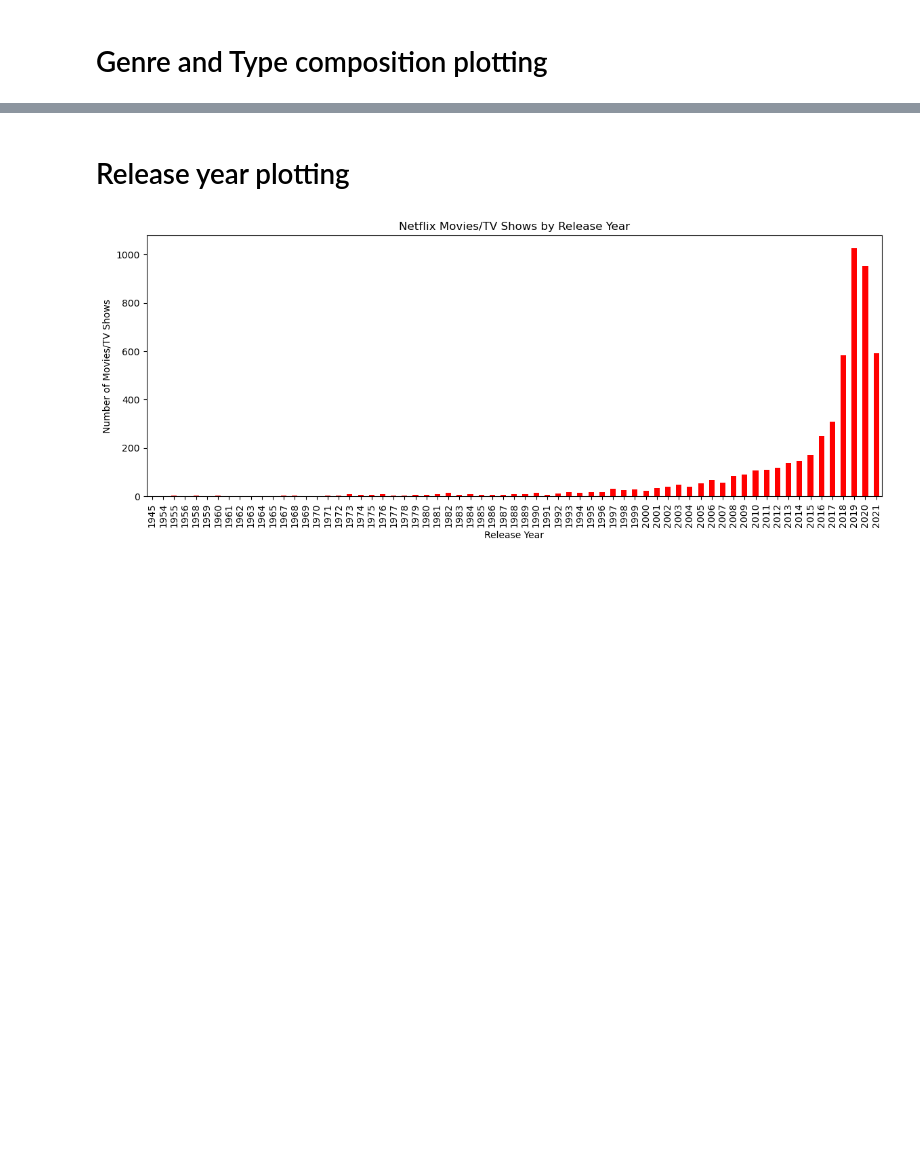
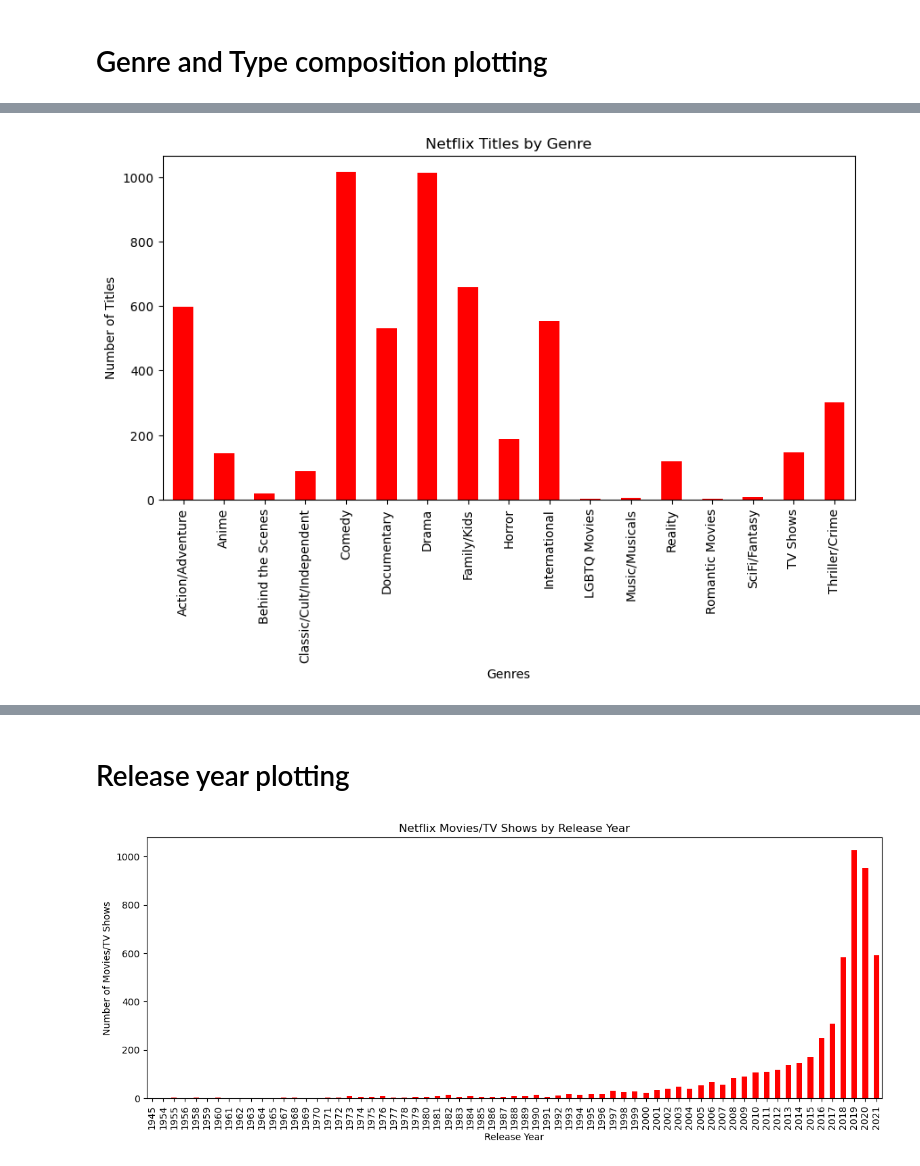
Before and after one commit to gfoley15/netflixandchill, a Jupyter notebook: notebook/netflixandchill.ipynb, the cells around one changed output, grey strips where cells are left out. Drawn from its saved outputs; the diff is of its cells as text; code cells hidden in the pictures; blank space fills up the shorter version.

Commit message:
bar charts & pngs

```diff
--- a/notebook/netflixandchill.ipynb
+++ b/notebook/netflixandchill.ipynb
@@ -173,4 +199,9 @@ plt.savefig(os.path.join('../output', 'Disney_Content_by_Type.png'))
 # %%
 # Netflix bar chart for primary genre counts
+netflix_combined = combined_df.loc[combined_df["platform"] == "Netflix", :]
+netflix_genres_titles = netflix_combined.groupby(['primary_genre'])['title'].count()
+netflix_gt_plot = netflix_genres_titles.plot(kind='bar', figsize=(10,5), color = 'red', title = 'Netflix Titles by Genre', xlabel= 'Genres', ylabel='Number of Titles')
+# %% [output]
+[figure, added]
 # %%
 # Disney bar chart for primary genre counts
```
Also changed, not shown: parts of 11 cells of this notebook, 2 other files.
